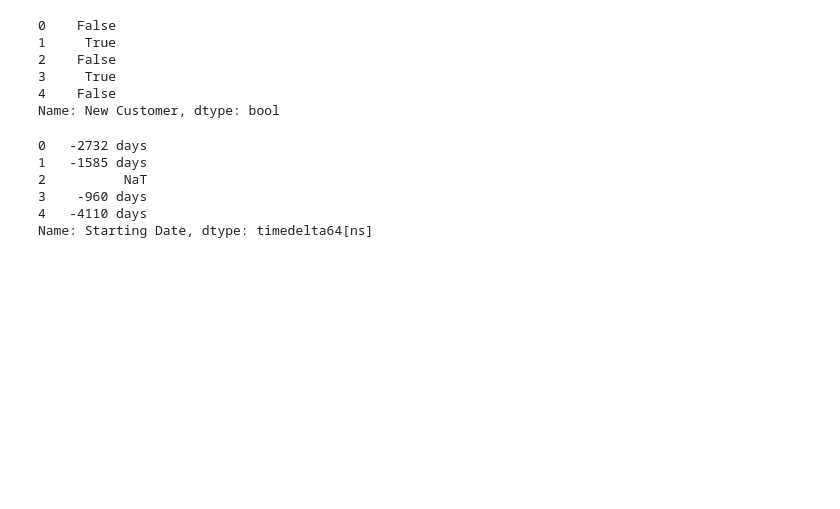
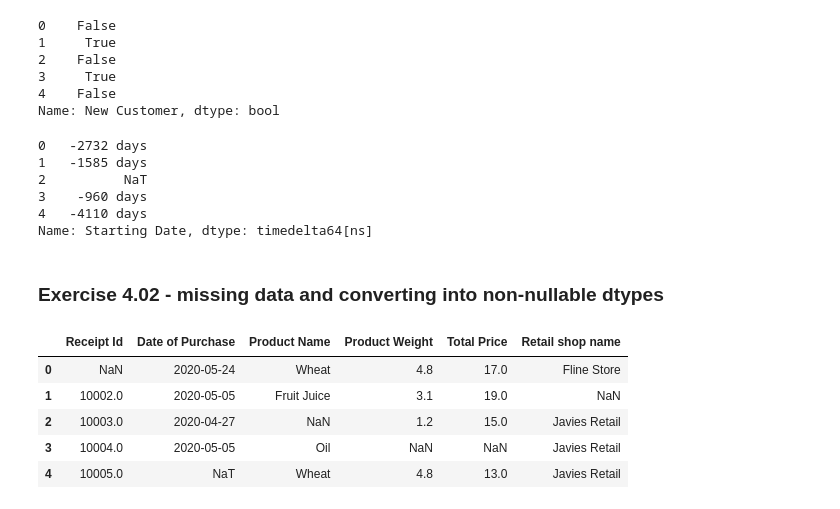
Before and after one commit to mlhudson1/CIDM4310-70_Pandas, a Jupyter notebook: Chapter4.ipynb, the cells around one changed output. Saved outputs shown, nothing was run; the diff lists cells and outputs as text; code cells hidden in the pictures; blank space fills up the shorter version.

Commit message:
Ch.4 - Exercise 4.02 - missing data and converting into non-nullable dtypes

```diff
--- a/Chapter4.ipynb
+++ b/Chapter4.ipynb
@@ -434,3 +434,26 @@ dfOrig['Starting Date']-pd.to_datetime('2020-09-01')
 3    -960 days
 4   -4110 days
 Name: Starting Date, dtype: timedelta64[ns]
+# %% [markdown]
+### Exercise 4.02 - missing data and converting into non-nullable dtypes
+# %%
+# dataset did not actually have the null values shown in the book on either github or the download
+#file_path='Chapter4-Datasets/retail_purchase.csv'
+#df4_2=pd.read_csv(file_path)
+
+
+data_frame.iloc[0,0] = None
+data_frame.iloc[4,1] = None
+data_frame.iloc[2,2] = None
+data_frame.iloc[3,3] = None
+data_frame.iloc[3,4] = None
+data_frame.iloc[1,5] = None
+#data_frame.iloc[2,6] = None
+data_frame.head()
+# %% [output]
+|  | Receipt Id | Date of Purchase | Product Name | Product Weight | Total Price | Retail shop name |
+| 0 | NaN | 2020-05-24 | Wheat | 4.8 | 17.0 | Fline Store |
+| 1 | 10002.0 | 2020-05-05 | Fruit Juice | 3.1 | 19.0 | NaN |
+| 2 | 10003.0 | 2020-04-27 | NaN | 1.2 | 15.0 | Javies Retail |
+| 3 | 10004.0 | 2020-05-05 | Oil | NaN | NaN | Javies Retail |
+| 4 | 10005.0 | NaT | Wheat | 4.8 | 13.0 | Javies Retail |
```
Also changed, not shown: parts of 5 cells of this notebook.
